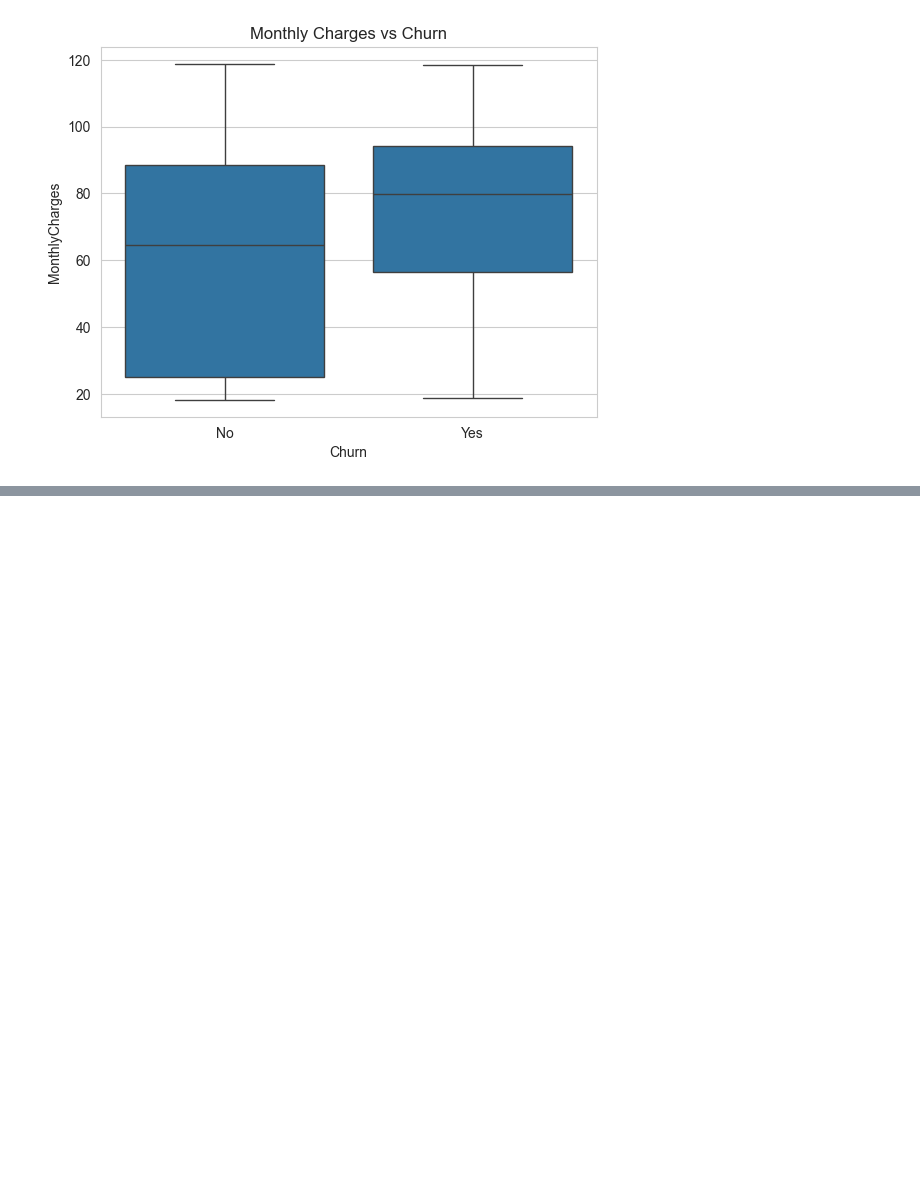
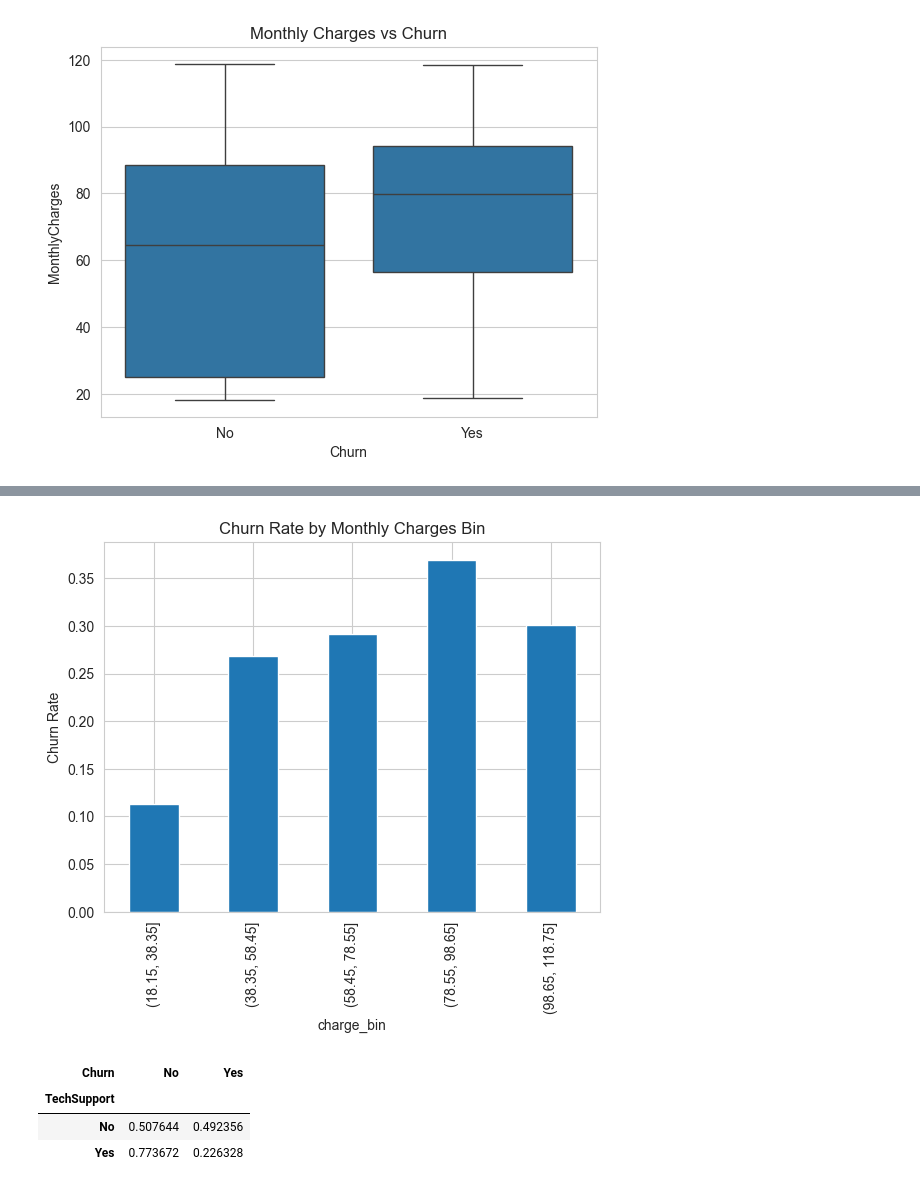
Before and after one commit to deekshitha9131/telecom_churn_analysis, a Jupyter notebook: notebooks/03_eda.ipynb, the cells around one changed output, grey strips where cells are left out. Saved outputs shown, nothing was run; the diff lists cells and outputs as text; code cells hidden in the pictures; blank space fills up the shorter version.

```diff
--- a/notebooks/03_eda.ipynb
+++ b/notebooks/03_eda.ipynb
@@ -86,0 +131,13 @@ plt.show()
+# %%
+df["charge_bin"] = pd.cut(
+    df["MonthlyCharges"],
+    bins=5
+)
+
+charge_churn = pd.crosstab(
+    df["charge_bin"],
+    df["Churn"],
+    normalize="index"
+)
+
+charge_churn
@@ -86,0 +152,20 @@ plt.show()
+# %%
+charge_churn["Yes"].plot(kind="bar")
+plt.title("Churn Rate by Monthly Charges Bin")
+plt.ylabel("Churn Rate")
+plt.show()
+# %% [output]
+[figure, added]
+# %%
+fiber_df = df[df["InternetService"] == "Fiber optic"]
+
+pd.crosstab(
+    fiber_df["TechSupport"],
+    fiber_df["Churn"],
+    normalize="index"
+)
+# %% [output]
+| Churn | No | Yes |
+| TechSupport |  |  |
+| No | 0.507644 | 0.492356 |
+| Yes | 0.773672 | 0.226328 |
```
Also changed, not shown: parts of 13 cells of this notebook, 10 other files.
